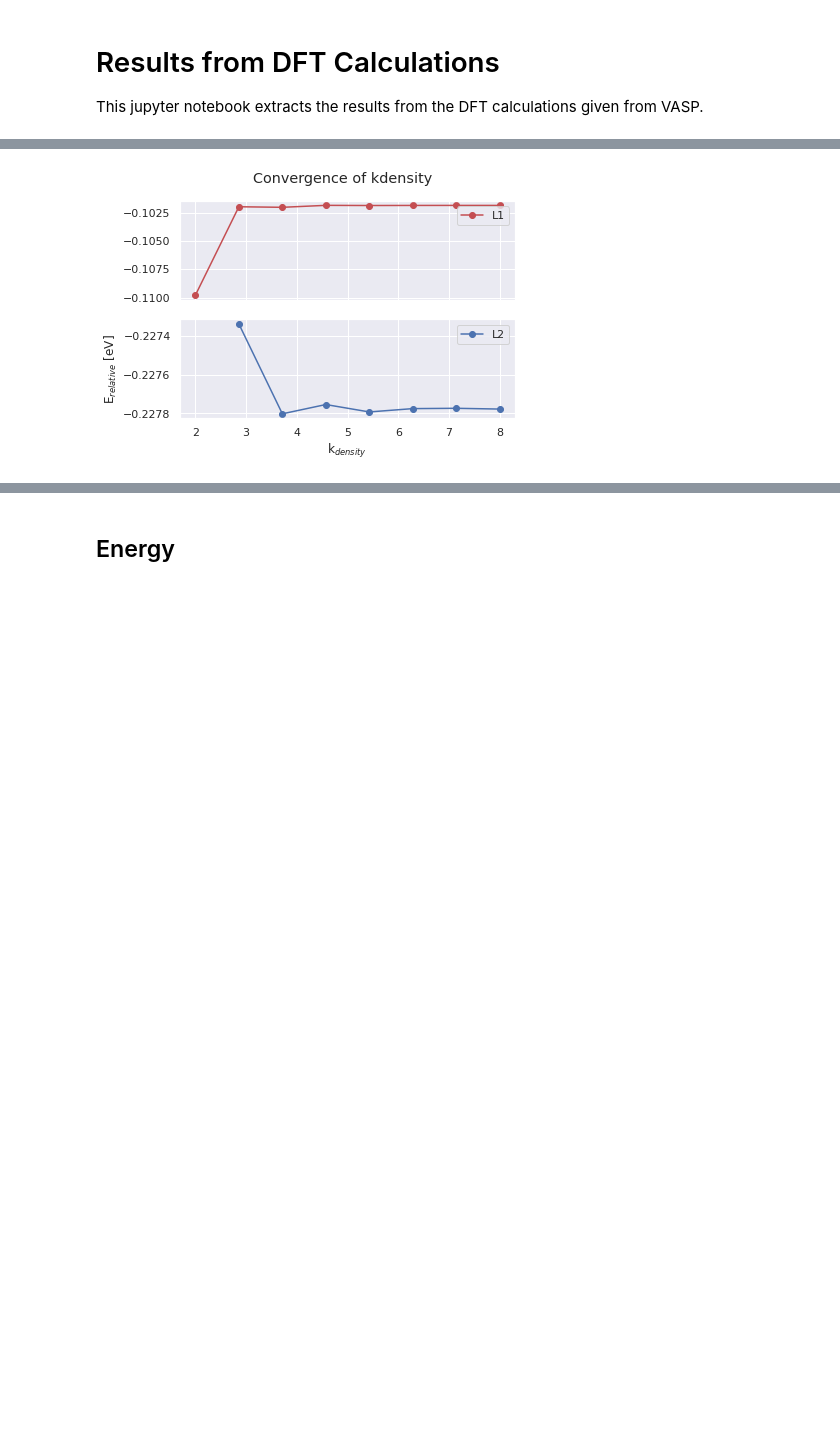
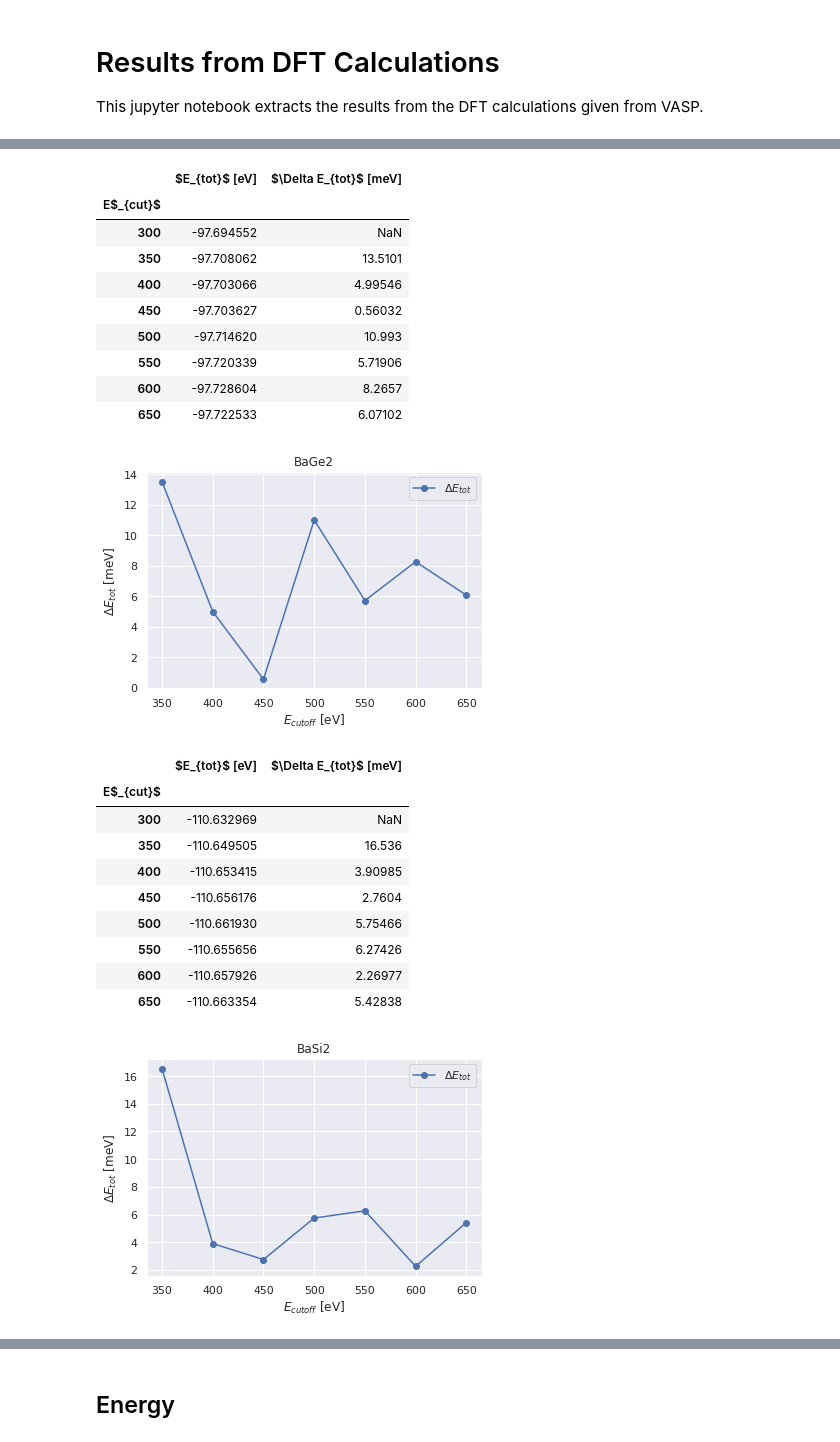
Before and after one commit to Moejay10/DFT, a Jupyter notebook: Results/Notebooks/Bulk_Analysis.ipynb, the cells around one changed output, grey strips where cells are left out. Cells and saved outputs as stored; diff of their text form; code cells hidden in the pictures; blank space fills up the shorter version.

```diff
--- a/Results/Notebooks/Bulk_Analysis.ipynb
+++ b/Results/Notebooks/Bulk_Analysis.ipynb
@@ -122,15 +50,0 @@ plt.show()
-# %%
-relative_energy1 = data1['ecut1.txt'] - data1['ecut2.txt']
-relative_energy2 = data2['ecut1.txt'] - data2['ecut2.txt']
-cutoff = np.linspace(300, 650, 8)
-
-fig, (ax1, ax2) = plt.subplots(2, sharex=True)
-fig.suptitle('Convergence of E$_{relative}$')
-
-ax1.plot(cutoff, relative_energy1, "-or", label='L1')
-ax1.legend(loc="upper right")
-ax2.plot(cutoff, relative_energy2, "-ob", label='L2')
-ax2.legend(loc="upper right")
-plt.xlabel("E$_{cutoff}$ [eV]")
-plt.ylabel("E$_{relative}$ [meV]")
-plt.show()
@@ -141,17 +51,47 @@ plt.show()
-# %%
-kdensity_energy1 = data1['kdensity1.txt'] - data1['kdensity2.txt']
-kdensity_energy2 = data2['kdensity1.txt'] - data2['kdensity2.txt'][1:]
-kponints = np.linspace(2, 9, 8)
-
-fig, (ax1, ax2) = plt.subplots(2, sharex=True)
-fig.suptitle('Convergence of kdensity')
-
-ax1.plot(kpoints, kdensity_energy1, "-or", label='L1')
-ax1.legend(loc="upper right")
-ax2.plot(kpoints[1:], kdensity_energy2, "-ob", label='L2')
-ax2.legend(loc="upper right")
-plt.xlabel("k$_{density}$ ")
-plt.ylabel("E$_{relative}$ [eV]")
-plt.show()
-# %% [output]
-[figure, removed]
+# %%
+for folder in folders:
+
+    thisdir = '../Bulk/' + folder + '/convergence_Results'
+    filepaths, filenames = readFilesFromDirectory(thisdir)
+    data = readEnergyFromFile(filepaths, filenames)
+
+
+    energy = pd.DataFrame({"E$_{cut}$": cutoff, "$E_{tot}$ [eV]": data['ecut1.txt']})
+    diff = []
+    diff.append('NaN')
+    for i in range(1, len(data['ecut1.txt'])):
+        diff.append(abs(data['ecut1.txt'][i] - data['ecut1.txt'][i-1])*1000)
+
+    energy['$\Delta E_{tot}$ [meV]'] = diff
+    energy.set_index('E$_{cut}$', inplace=True, drop=True)
+    display(energy)
+
+    plt.plot(cutoff[1:], energy['$\Delta E_{tot}$ [meV]'][1:], "-o")
+    plt.legend(["$\Delta E_{tot}$"])
+    plt.title(folder)
+    plt.xlabel("$E_{cutoff}$ [eV]")
+    plt.ylabel("$\Delta E_{tot}$ [meV]")
+    plt.show()
+# %% [output]
+|  | $E_{tot}$ [eV] | $\Delta E_{tot}$ [meV] |
+| E$_{cut}$ |  |  |
+| 300 | -97.694552 | NaN |
+| 350 | -97.708062 | 13.5101 |
+| 400 | -97.703066 | 4.99546 |
+| 450 | -97.703627 | 0.56032 |
+| 500 | -97.714620 | 10.993 |
+| 550 | -97.720339 | 5.71906 |
+| 600 | -97.728604 | 8.2657 |
+| 650 | -97.722533 | 6.07102 |
+[figure, added]
+|  | $E_{tot}$ [eV] | $\Delta E_{tot}$ [meV] |
+| E$_{cut}$ |  |  |
+| 300 | -110.632969 | NaN |
+| 350 | -110.649505 | 16.536 |
+| 400 | -110.653415 | 3.90985 |
+| 450 | -110.656176 | 2.7604 |
+| 500 | -110.661930 | 5.75466 |
+| 550 | -110.655656 | 6.27426 |
+| 600 | -110.657926 | 2.26977 |
+| 650 | -110.663354 | 5.42838 |
+[figure, added]
```
Also changed, not shown: parts of 28 cells of this notebook.
